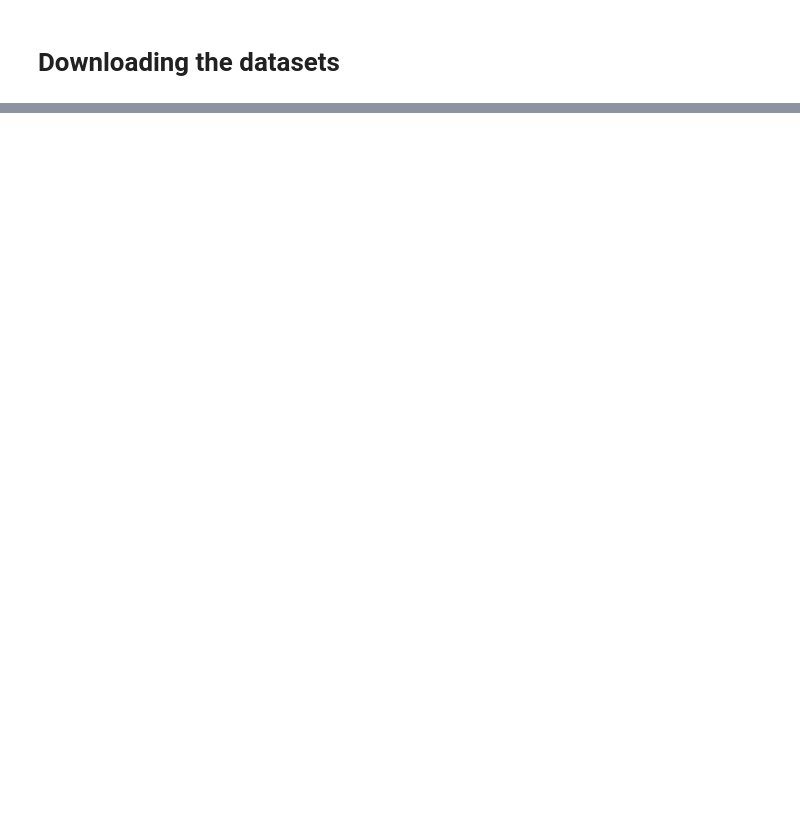
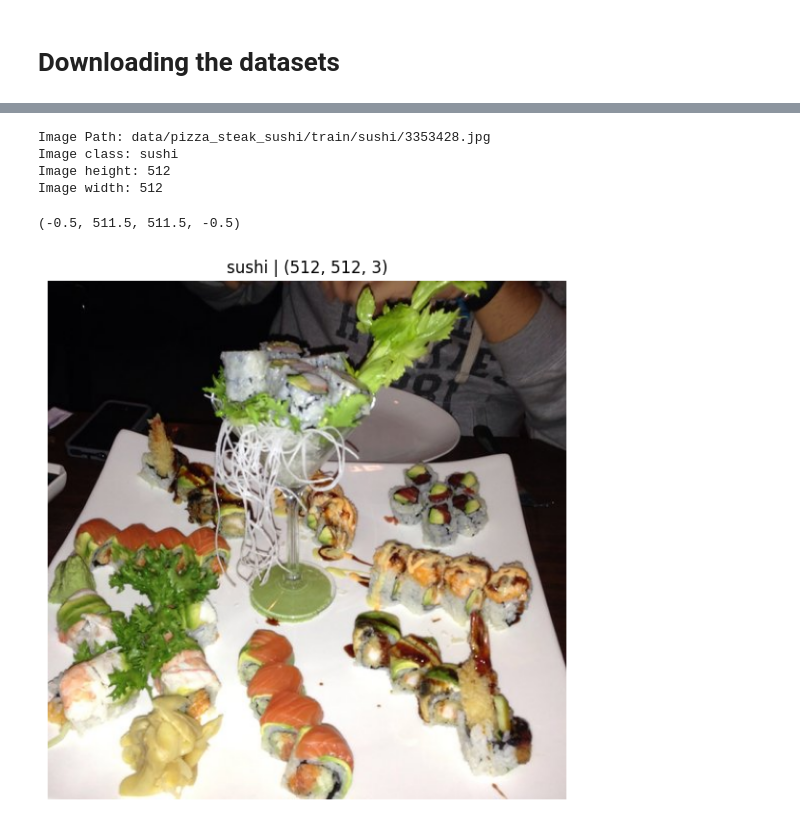
Before and after one commit to Hit07/ML-DL-Torch, a Jupyter notebook: FoodVisionipynb.ipynb, the cells around one changed output, grey strips where cells are left out. Cells and saved outputs as stored; diff of their text form; code cells hidden in the pictures; blank space fills up the shorter version.

```diff
--- a/FoodVisionipynb.ipynb
+++ b/FoodVisionipynb.ipynb
@@ -46,0 +86,23 @@ opening zipfile
+# %%
+torch.manual_seed(42)
+images_list  = list(images_path.glob('*/*/*.jpg'))
+random_image = random.choice(images_list)
+random_image_class = random_image.parent.stem
+img = Image.open(random_image)
+
+print(f'Image Path: {random_image}\nImage class: {random_image_class}\nImage height: { img.height}\nImage width: { img.width}\n')
+# %% [output]
+Image Path: data/pizza_steak_sushi/train/sushi/3353428.jpg
+Image class: sushi
+Image height: 512
+Image width: 512
+# %%
+# Visualize the Data
+image_as_np = np.array(img)
+plt.figure(figsize=(10,7))
+plt.imshow(image_as_np)
+plt.title(f'{random_image_class} | {image_as_np.shape}')
+plt.axis('off')
+# %% [output]
+(-0.5, 511.5, 511.5, -0.5)
+[figure, added]
```
Also changed, not shown: parts of 6 cells of this notebook.
